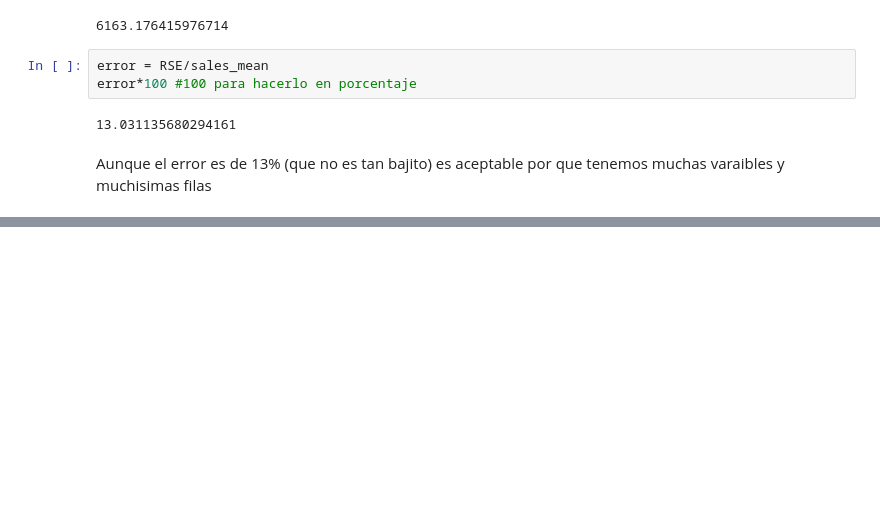
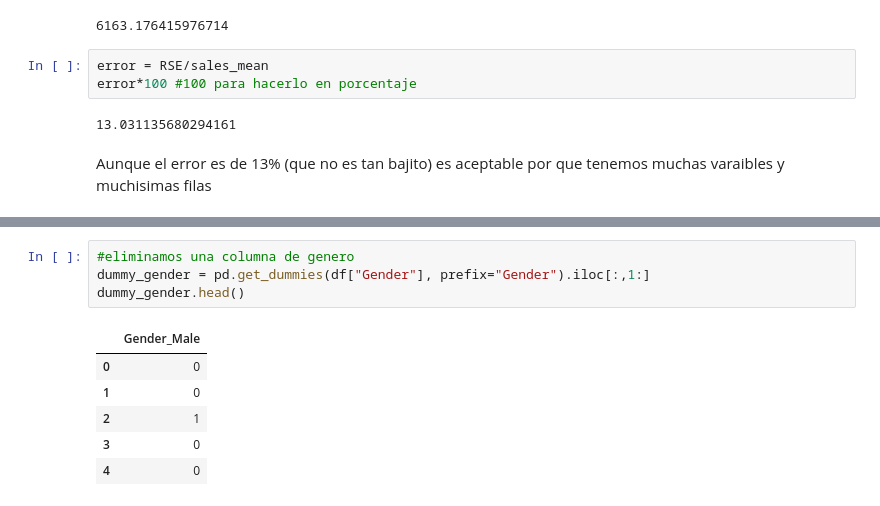
Before and after one commit to Karenahv/python-ml-curso, a Jupyter notebook: notebooks/T4 - 5 - Linear Regression - Problemas con la regresión lineal.ipynb, the cells around one changed output, grey strips where cells are left out. Drawn from its saved outputs; the diff is of its cells as text; blank space fills up the shorter version.

```diff
--- a/notebooks/T4 - 5 - Linear Regression - Problemas con la regresión lineal.ipynb
+++ b/notebooks/T4 - 5 - Linear Regression - Problemas con la regresión lineal.ipynb
@@ -177,0 +187,11 @@ Aunque el error es de 13% (que no es tan bajito) es aceptable por que tenemos mu
+# %%
+#eliminamos una columna de genero
+dummy_gender = pd.get_dummies(df["Gender"], prefix="Gender").iloc[:,1:]
+dummy_gender.head()
+# %% [output]
+|  | Gender_Male |
+| 0 | 0 |
+| 1 | 0 |
+| 2 | 1 |
+| 3 | 0 |
+| 4 | 0 |
```
Also changed, not shown: parts of 10 cells of this notebook.
